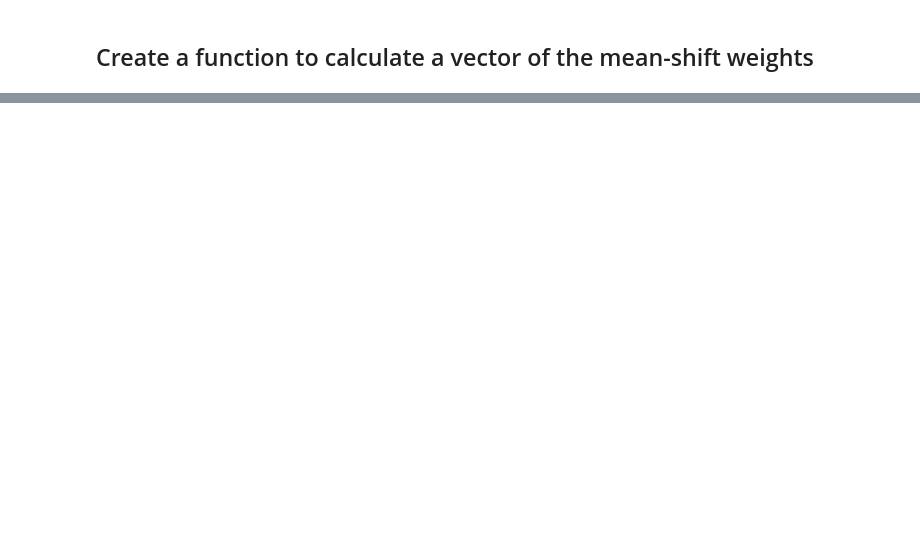
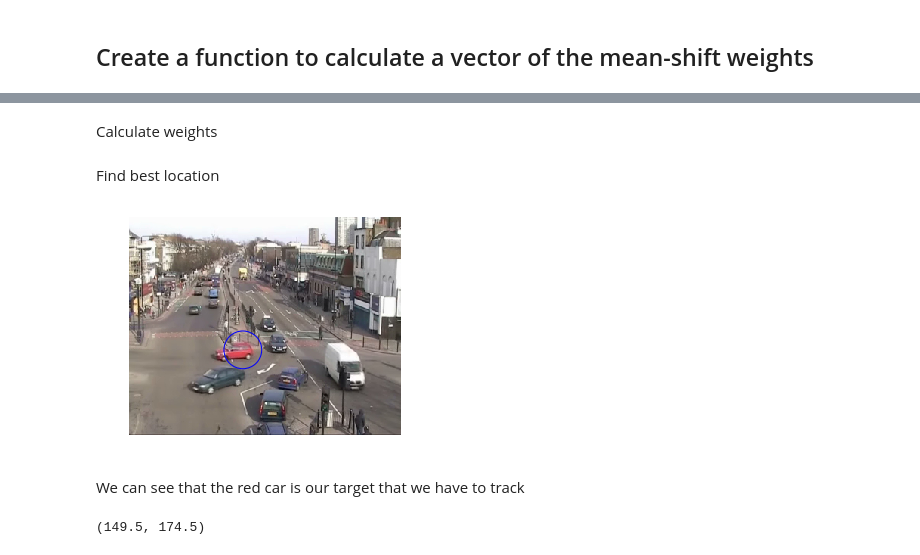
Before and after one commit to TheAnig/computer-vision, a Jupyter notebook: hw6/hw6-soln.ipynb, the cells around one changed output, grey strips where cells are left out. Cells and saved outputs as stored; diff of their text form; code cells hidden in the pictures; blank space fills up the shorter version.

```diff
--- a/hw6/hw6-soln.ipynb
+++ b/hw6/hw6-soln.ipynb
@@ -73,0 +131,5 @@ plt.imshow(cov_target[minPos[0]:minPos[0]+70, minPos[1]:minPos[1]+24])
+# %%
+source = imread('./data/img1.jpg')
+
+cNeigh = circularNeighbors(source, 150, 175, 25)
+q_model = colorHistogram(cNeigh, 16, 150, 175, 25)
@@ -73,0 +143,2 @@ plt.imshow(cov_target[minPos[0]:minPos[0]+70, minPos[1]:minPos[1]+24])
+# %% [markdown]
+Calculate weights
@@ -73,0 +147,25 @@ plt.imshow(cov_target[minPos[0]:minPos[0]+70, minPos[1]:minPos[1]+24])
+# %% [markdown]
+Find best location
+# %%
+x_start = 150
+y_start = 175
+
+out_x = np.zeros((w.shape))
+out_y = np.zeros((w.shape))
+
+for i in range(-25,25):
+    out_x += (x_start+i)*w
+    out_y += (y_start+i)*w
+
+out_x = out_x/50
+out_y = out_y/50
+# %%
+plt.imshow(source)
+circle1 = plt.Circle((x_start, y_start), radius=25, color='b', fill=False)
+plt.gcf().gca().add_artist(circle1)
+plt.axis('off')
+plt.show()
+# %% [output]
+[figure, added]
+# %% [markdown]
+We can see that the red car is our target that we have to track
@@ -73,0 +175,4 @@ plt.imshow(cov_target[minPos[0]:minPos[0]+70, minPos[1]:minPos[1]+24])
+# %%
+new_x, new_y
+# %% [output]
+(149.5, 174.5)
```
Also changed, not shown: parts of 34 cells of this notebook, 10 other files.
